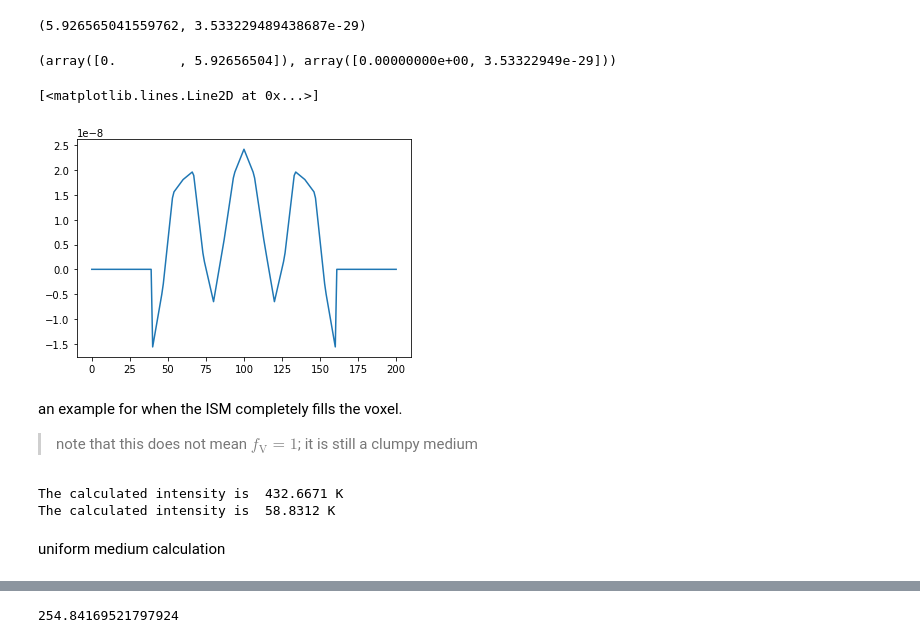
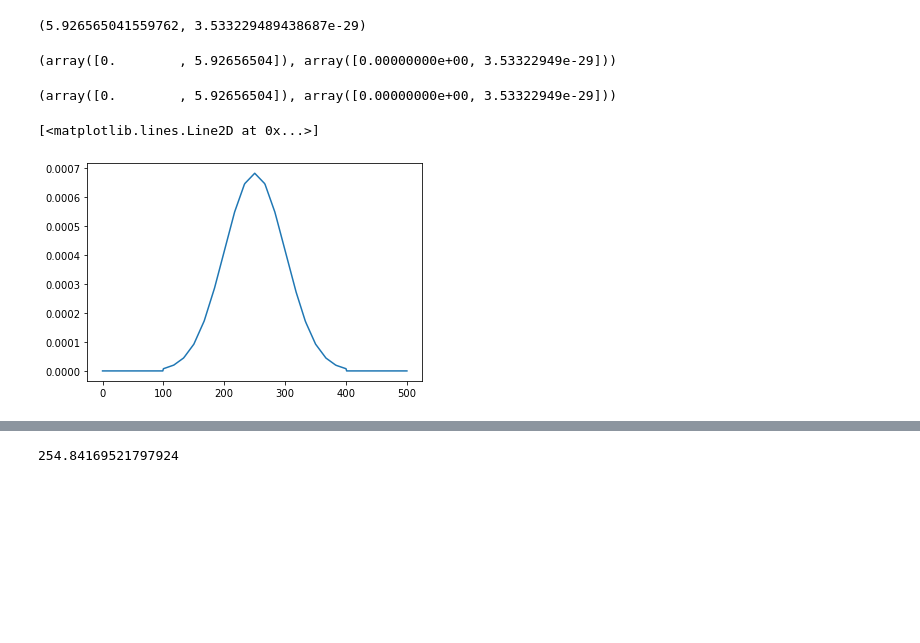
Before and after one commit to CraigYanitski/kosmatau3d, a Jupyter notebook: notebooks/debugging/voxel_debugging.ipynb, the cells around one changed output, grey strips where cells are left out. Cells and saved outputs as stored; diff of their text form; code cells hidden in the pictures; blank space fills up the shorter version.

```diff
--- a/notebooks/debugging/voxel_debugging.ipynb
+++ b/notebooks/debugging/voxel_debugging.ipynb
@@ -34,7 +34,7 @@ suggested_calc = True
 
 models.constants.n_sigma = 3
 
-models.constants.dtype = np.float32
+models.constants.dtype = np.float64
 
 # Use these to change the voxel properties, which is necessary in the default mode.
 parameters = {
@@ -46,11 +46,11 @@ parameters = {
                                 '13CO 7', '13CO 8', 'HCO+ 1', 'HCO+ 2', 'HCO+ 3', 'HCO+ 4', 'HCO+ 5'],
                       'dust' : ['240um', '550um'],#'PAH',
                       # 'dust' : 'PAH',
-          'clump_mass_range' : [[0, 2]],
-         'clump_mass_number' : [3],
+          'clump_mass_range' : [[0]],
+         'clump_mass_number' : [1],
                'clump_n_max' : [None],
             'velocity_range' : [-5, 5],
-           'velocity_number' : 201,
+           'velocity_number' : 501,
 
                 # Voxel properties
                   'velocity' : 0,
@@ -91,8 +91,8 @@ t0 = time()
 # for p in prop:
 scalc = [True, True]
 vres = [3, 3]
-mass = [231, 77]
-delta_s = [1, .5]
+mass = [231, 231]
+delta_s = [1, 1]
 voxels = []
 for _ in range(2):
     parameters['suggested_calc'] = scalc[min(1, _)]
@@ -140,22 +140,22 @@ print('Volume-filling factor:\n  large -> {:.4e}\n  small -> {:.4e}'.format(
     new_vox.get_volume_filling_factor()[0],
 ))
 print('Maximum intensity:\n  large -> C+ 1 {:.4e}, CO 1 {:.4e}\n  small -> C+ 1 {:.4e}, CO 1 {:.4e}'.format(
-    old_vox.get_species_intensity(total=False, include_dust=True)[0][100, models.species.molecules.index('C+ 1')],
-    old_vox.get_species_intensity(total=False, include_dust=True)[0][100, models.species.molecules.index('CO 1')],
-    new_vox.get_species_intensity(total=False, include_dust=True)[0][100, models.species.molecules.index('C+ 1')],
-    new_vox.get_species_intensity(total=False, include_dust=True)[0][100, models.species.molecules.index('CO 1')],
+    old_vox.get_species_intensity(total=False, include_dust=True)[0][250, models.species.molecules.index('C+ 1')],
+    old_vox.get_species_intensity(total=False, include_dust=True)[0][250, models.species.molecules.index('CO 1')],
+    new_vox.get_species_intensity(total=False, include_dust=True)[0][250, models.species.molecules.index('C+ 1')],
+    new_vox.get_species_intensity(total=False, include_dust=True)[0][250, models.species.molecules.index('CO 1')],
 ))
 print('Maximum emissivity:\n  large -> C+ 1 {:.4e}, CO 1 {:.4e}\n  small -> C+ 1 {:.4e}, CO 1 {:.4e}'.format(
-    old_vox.get_species_emissivity(total=False, include_dust=True)[0][100, models.species.molecules.index('C+ 1')],
-    old_vox.get_species_emissivity(total=False, include_dust=True)[0][100, models.species.molecules.index('CO 1')],
-    new_vox.get_species_emissivity(total=False, include_dust=True)[0][100, models.species.molecules.index('C+ 1')],
-    new_vox.get_species_emissivity(total=False, include_dust=True)[0][100, models.species.molecules.index('CO 1')],
+    old_vox.get_species_emissivity(total=False, include_dust=True)[0][250, models.species.molecules.index('C+ 1')],
+    old_vox.get_species_emissivity(total=False, include_dust=True)[0][250, models.species.molecules.index('CO 1')],
+    new_vox.get_species_emissivity(total=False, include_dust=True)[0][250, models.species.molecules.index('C+ 1')],
+    new_vox.get_species_emissivity(total=False, include_dust=True)[0][250, models.species.molecules.index('CO 1')],
 ))
 print('Maximum absorption:\n  large -> C+ 1 {:.4e}, CO 1 {:.4e}\n  small -> C+ 1 {:.4e}, CO 1 {:.4e}'.format(
-    old_vox.get_species_absorption(total=False, include_dust=True)[0][100, models.species.molecules.index('C+ 1')],
-    old_vox.get_species_absorption(total=False, include_dust=True)[0][100, models.species.molecules.index('CO 1')],
-    new_vox.get_species_absorption(total=False, include_dust=True)[0][100, models.species.molecules.index('C+ 1')],
-    new_vox.get_species_absorption(total=False, include_dust=True)[0][100, models.species.molecules.index('CO 1')],
+    old_vox.get_species_absorption(total=False, include_dust=True)[0][250, models.species.molecules.index('C+ 1')],
+    old_vox.get_species_absorption(total=False, include_dust=True)[0][250, models.species.molecules.index('CO 1')],
+    new_vox.get_species_absorption(total=False, include_dust=True)[0][250, models.species.molecules.index('C+ 1')],
+    new_vox.get_species_absorption(total=False, include_dust=True)[0][250, models.species.molecules.index('CO 1')],
 ))
 # %% [output]
 Volume-filling factor:
@@ -220,38 +211,18 @@ models.masspoints.clump_species_intensity[0][0, models.species.molecules.index('
 #models.masspoints.clump_species_intensity[0].shape
 # %% [output]
 (5.926565041559762, 3.533229489438687e-29)
+# %%
+models.combinations.clump_species_intensity[0][:, models.species.molecules.index('CO 1')], models.combinations.clump_species_optical_depth[0][:, models.species.molecules.index('CO 1')]
+# models.combinations.clump_species_intensity[0].shape
+# %% [output]
+(array([0.        , 5.92656504]), array([0.00000000e+00, 3.53322949e-29]))
 # %%
 models.combinations.clump_species_intensity[0][:, models.species.molecules.index('CO 1')], models.combinations.clump_species_optical_depth[0][:, models.species.molecules.index('CO 1')]
 #models.combinations.clump_species_intensity[0].shape
 # %% [output]
 (array([0.        , 5.92656504]), array([0.00000000e+00, 3.53322949e-29]))
 # %%
-plt.plot(old_vox.get_species_absorption(include_dust=False)[:, models.species.molecules.index('CO 1')])
+plt.plot(old_vox.get_species_optical_depth(include_dust=False)[:, models.species.molecules.index('CO 1')])
 # %% [output]
 [<matplotlib.lines.Line2D at 0x...>]
-[figure, old version]
+[figure, new version]
-# %% [markdown]
-an example for when the ISM completely fills the voxel.
-
-> note that this does not mean $f_\mathrm{V}=1$; it is still a clumpy medium
-# %%
-N = 8
-ds = 0.25
-
-i0_c = 149.9770
-e_c = 722.3458
-k_c = 1.6020
-i0_co = 13.8656
-e_co = 61.7616
-k_co = 0.8628
-
-for e, k, i0 in ((e_c, k_c, i0_c), (e_co, k_co, i0_co)):
-    I = i0
-    for _ in range(N-1):
-        I = np.exp(-k*ds) * ( (e/k)*(np.exp(k*ds)-1) + I )
-    print(f'The calculated intensity is {I: .4f} K')
-# %% [output]
-The calculated intensity is  432.6671 K
-The calculated intensity is  58.8312 K
-# %% [markdown]
-uniform medium calculation
```
Also changed, not shown: parts of 9 cells of this notebook, 1 other file.
